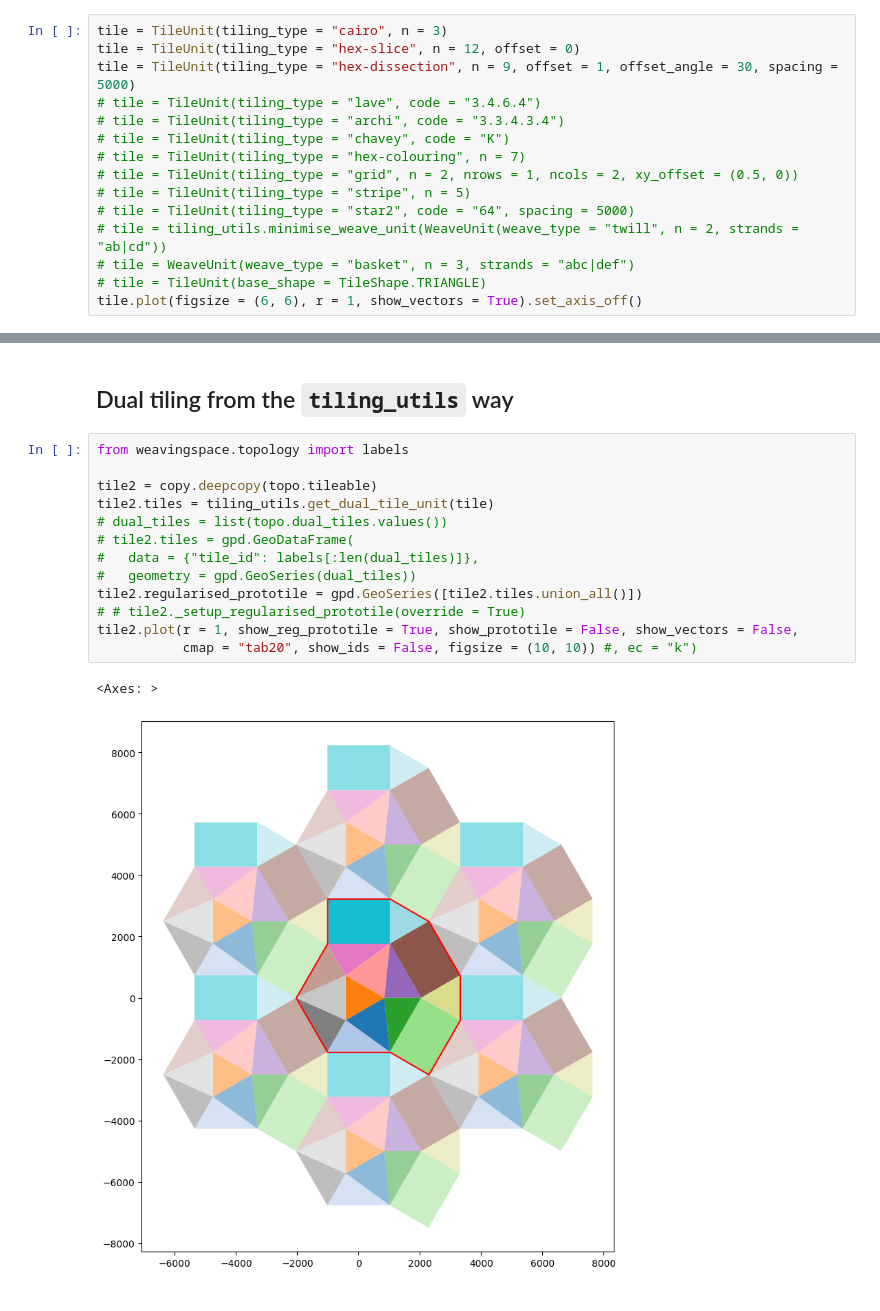
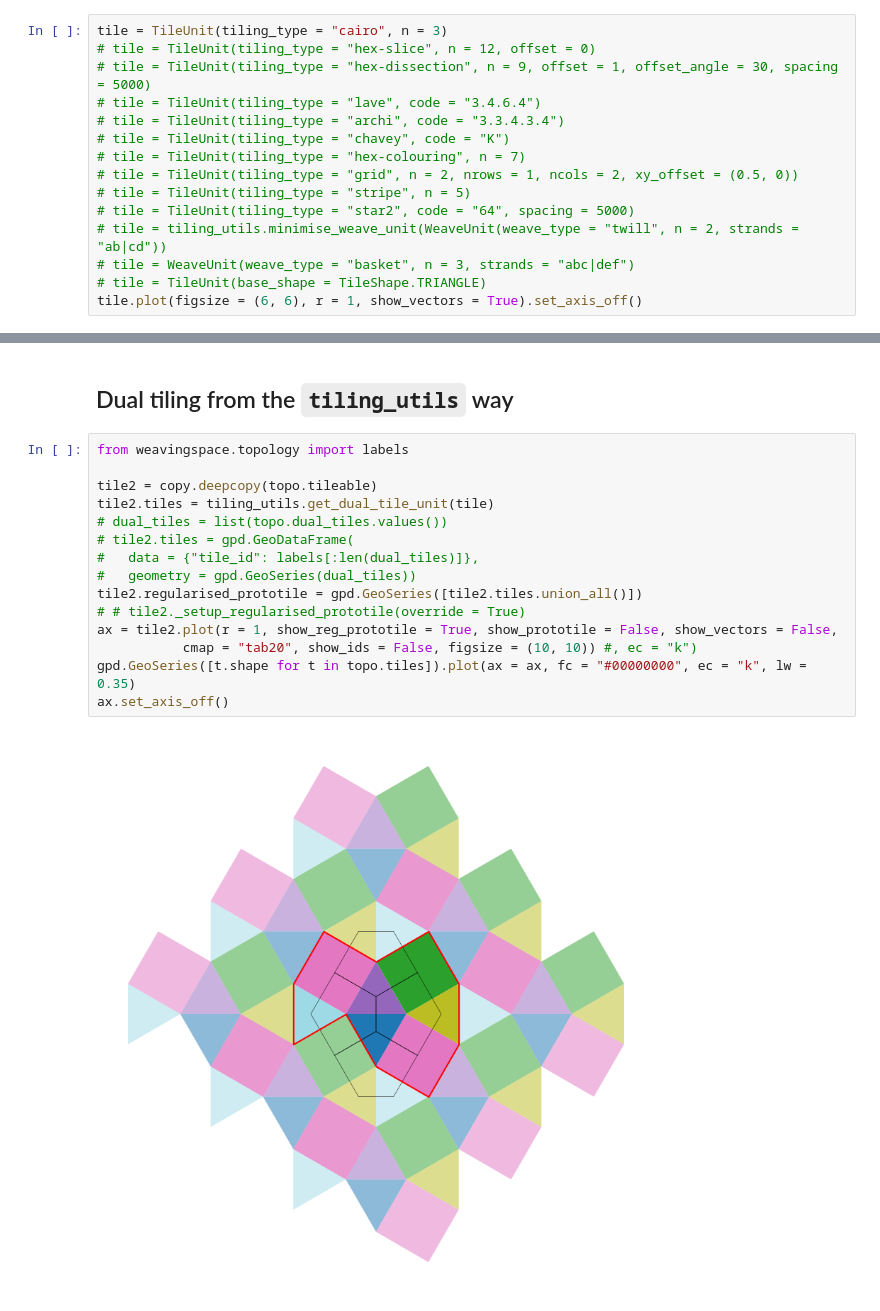
Before and after one commit to DOSull/weavingspace, a Jupyter notebook: examples/topology-new-working.ipynb, the cells around one changed output, grey strips where cells are left out. Cells and saved outputs as stored; diff of their text form.

```diff
--- a/examples/topology-new-working.ipynb
+++ b/examples/topology-new-working.ipynb
@@ -31,8 +31,8 @@ tile.prototile = tile.get_prototile_from_vectors()
 tile.regularised_prototile = copy.deepcopy(tile.tiles[["geometry"]])
 # %%
 tile = TileUnit(tiling_type = "cairo", n = 3)
-tile = TileUnit(tiling_type = "hex-slice", n = 12, offset = 0)
-tile = TileUnit(tiling_type = "hex-dissection", n = 9, offset = 1, offset_angle = 30, spacing = 5000)
+# tile = TileUnit(tiling_type = "hex-slice", n = 12, offset = 0)
+# tile = TileUnit(tiling_type = "hex-dissection", n = 9, offset = 1, offset_angle = 30, spacing = 5000)
 # tile = TileUnit(tiling_type = "lave", code = "3.4.6.4")
 # tile = TileUnit(tiling_type = "archi", code = "3.3.4.3.4")
 # tile = TileUnit(tiling_type = "chavey", code = "K")
@@ -104,16 +104,17 @@ tile_unit.plot(r = 1, show_prototile = False, show_reg_prototile = False,
 # %%
 from weavingspace.topology import labels
 
 tile2 = copy.deepcopy(topo.tileable)
 tile2.tiles = tiling_utils.get_dual_tile_unit(tile)
 # dual_tiles = list(topo.dual_tiles.values())
 # tile2.tiles = gpd.GeoDataFrame(
 #   data = {"tile_id": labels[:len(dual_tiles)]},
 #   geometry = gpd.GeoSeries(dual_tiles))
 tile2.regularised_prototile = gpd.GeoSeries([tile2.tiles.union_all()])
 # # tile2._setup_regularised_prototile(override = True)
-tile2.plot(r = 1, show_reg_prototile = True, show_prototile = False, show_vectors = False,
+ax = tile2.plot(r = 1, show_reg_prototile = True, show_prototile = False, show_vectors = False,
            cmap = "tab20", show_ids = False, figsize = (10, 10)) #, ec = "k")
+gpd.GeoSeries([t.shape for t in topo.tiles]).plot(ax = ax, fc = "#00000000", ec = "k", lw = 0.35)
+ax.set_axis_off()
 # %% [output]
-<Axes: >
-[figure, old version]
+[figure, new version]
```
Also changed, not shown: parts of 5 cells of this notebook, 2 other files.
